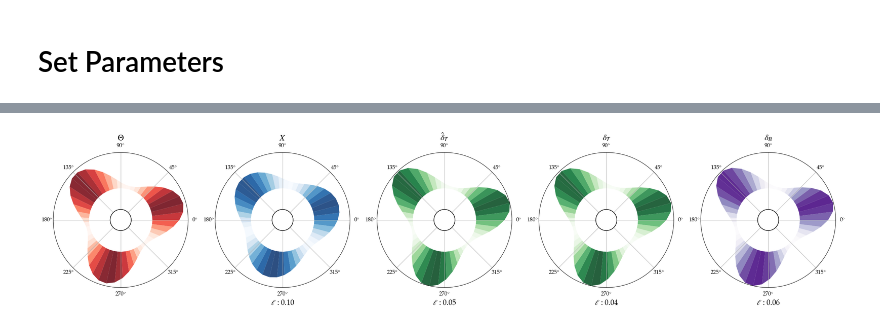
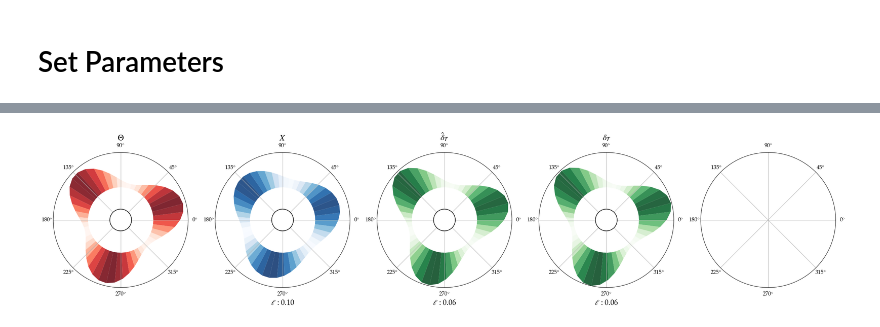
Before and after one commit to aqjaffe/RiemannianEB, a Jupyter notebook: src/examples/S1.ipynb, the cells around one changed output, grey strips where cells are left out. Cells and saved outputs as stored; diff of their text form; code cells hidden in the pictures.

```diff
--- a/src/examples/S1.ipynb
+++ b/src/examples/S1.ipynb
@@ -12,13 +8,13 @@ ModuleNotFoundError: No module named 'utils.tools'
 # %% [markdown]
 # Set Parameters
 # %%
-n_samples = 5000
+n_samples = 10000
 sigma2 = .1
 
 # prior param
 num_modes = 3
-tau2 = 0.05
-G = G = lambda n: multimodal_sampler(manifold_type, n, tau2, num_modes)
+tau2 = 0.075
+G = lambda n: multimodal_sampler(manifold_type, n, tau2, num_modes)
 
 # get data
 Theta = multimodal_sampler(manifold_type, n_samples, tau2, num_modes)
@@ -80,13 +22,15 @@ def select_M_by_DensityKFoldCV(manifold_type, X, M_grid,
 # %%
-M_grid=np.arange(3, 20)
-rho_grid = np.linspace(1e-2, .5,50)
+M_grid=np.arange(2, 20)
+rho_grid = [0.15, 0.025, 0.05, 0.075, 0.1, 0.125, 0.125, 0.175, 0.2]
 
 fig, [axl,axr] = plt.subplots(1,2, figsize=(12,5))
 
-Mrho , cv_scores =  select_M_rho_by_scoreMatchingKFoldCV(manifold_type, X, M_grid, rho_grid, n_splits=5, return_scores=True, random_state=42)
-plot_density_cv_scores(cv_scores, M_grid, rho_grid, axl)
 
 Mrho, cv_scores = select_M_rho_by_DensityKFoldCV(manifold_type, X, M_grid, rho_grid, n_splits=5, return_scores=True, random_state=42)
-plot_density_cv_scores(cv_scores, M_grid, rho_grid, axr)
+plot_density_cv_scores(cv_scores, M_grid, rho_grid, ax=axr, title=f"Density CV {Mrho['cv']}")
+
+Mrho , cv_scores =  select_M_rho_by_scoreMatchingKFoldCV(manifold_type, X, M_grid, rho_grid, n_splits=5, return_scores=True, random_state=42)
+plot_density_cv_scores(cv_scores, M_grid, rho_grid, ax=axl, title=f"Score Matching CV {Mrho['cv']}")
+
 plt.show()
 # %% [output]
@@ -157,10 +38,8 @@ if True:
 # %%
 # for empirical density estimation
-M = 3
-rho = 0.075
+M,rho = Mrho['cv']
 # for oracle approximation
 num_oracle_samples = 10000
-oracle_bandwidth = 0.001
 # %%
 # --- denoisers
 delta = denoiser(manifold_type, X, M, rho, sigma2, X)
@@ -174,26 +53,32 @@ loss_oracle_B = sq_loss(manifold, oracle_delta_B, Theta)
 # %%
 if True:
     fig, axs = plt.subplots(1, 5, figsize=(30, 10), subplot_kw={'polar': True}, sharey=True)
 
     size = 5.5; jitter_std = 5e-2; alpha = .2
-    for ax, data, color in zip(axs, [Theta, X, delta, oracle_delta_T, oracle_delta_B], ['C3', 'C0', 'C2', 'C2', 'C4']):
+    for ax, data, color in zip(axs, [Theta, X, delta, oracle_delta_T,
+                                    #  oracle_delta_B
+                                    ], ['C3', 'C0', 'C2', 'C2', 'C4']):
         S1scatter(data, ax, color, alpha, size, jitter_std)
 
     nbins, kappa, fscale, bottom, top, disk_r = 50, 8, 1, .3, .5, 0.1
-    for ax, data, color in zip(axs, [Theta, X, delta, oracle_delta_T, oracle_delta_B], ['Reds', 'Blues', 'Greens', 'Greens', 'Purples']):
+    for ax, data, color in zip(axs, [Theta, X, delta, oracle_delta_T,
+                                    #  oracle_delta_B
+                                    ], ['Reds', 'Blues', 'Greens', 'Greens', 'Purples']):
         ax.set_ylim(0,1)
         S1_smooth_histogram(data, ax, color, nbins, kappa, fscale, bottom, top, disk_r)
         # S1_histogram(Theta, nbins, axs[0], 'Reds', .5)
 
-    for ax, title, loss in zip(axs,['$\Theta$', '$X$', '$\hat\delta_T$', '$\delta_T$', '$\delta_B$'],[None, loss_N, loss_T, loss_oracle_T, loss_oracle_B],):
+    for ax, title, loss in zip(axs,['$\Theta$', '$X$', '$\hat\delta_T$', '$\delta_T$', '$\delta_B$'],[None, loss_N, loss_T, loss_oracle_T,
+                                                                                                    #    loss_oracle_B
+                                                                                                    ],):
         ax.set_title(title, fontsize=18)
         if title != '$\Theta$':
             ax.set_xlabel(rf'$\ell$ : {loss:.2f}', fontsize=16)
 
-    plt.savefig('denoising_S1.png', bbox_inches='tight')
+    plt.savefig('fig/denoising_S1.png', bbox_inches='tight')
     plt.show()
 # %% [output]
-[figure, old version]
+[figure, new version]
 # %%
 if True:
     f_scale = 0.3
```
Also changed, not shown: parts of 9 cells of this notebook, 55 other files.
